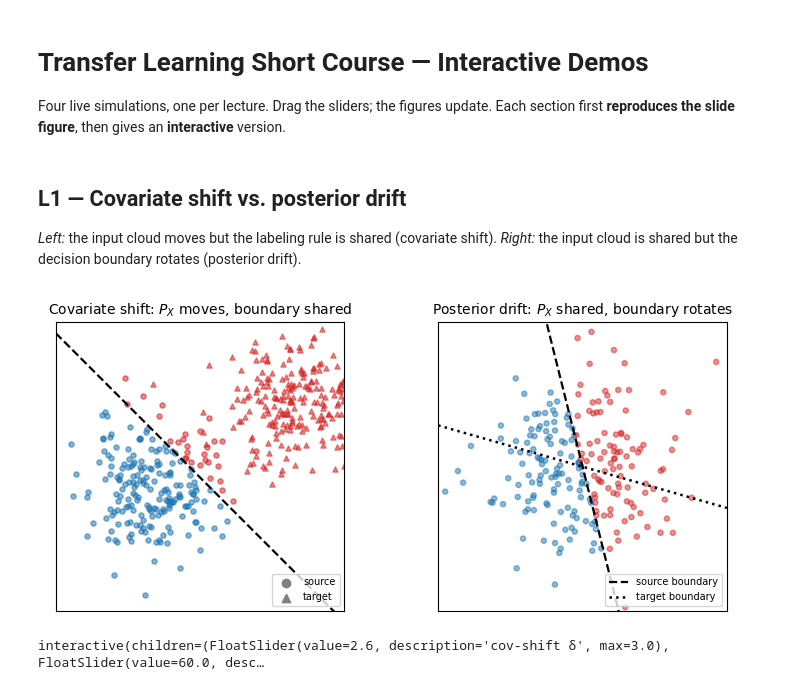
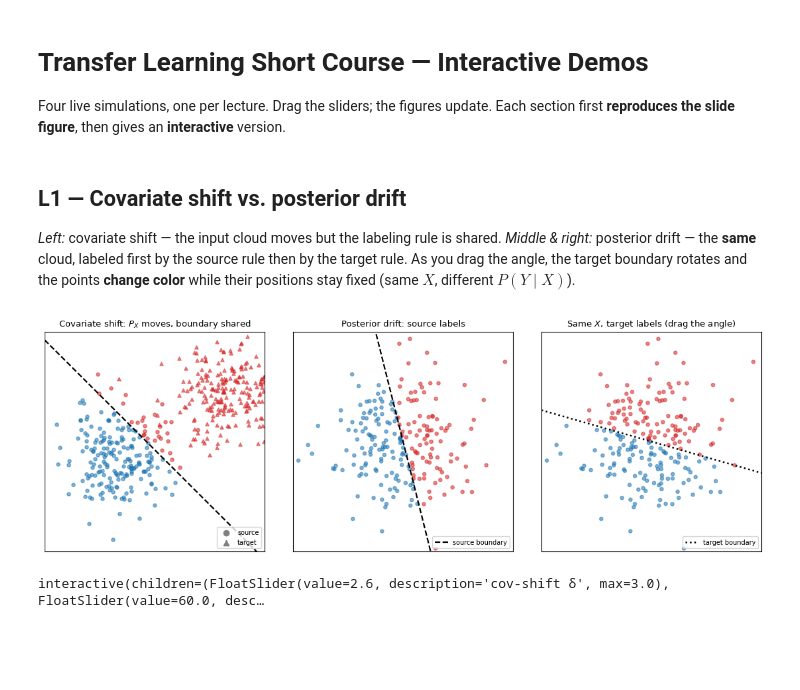
Before and after one commit to yangfengstat/transfer-learning-short-course, a Jupyter notebook: transfer_learning_demos.ipynb, the cells around one changed output. Saved outputs shown, nothing was run; the diff lists cells and outputs as text; code cells hidden in the pictures; blank space fills up the shorter version.

Commit message:
L1: fix posterior-drift figure (same cloud, source vs target labels) in slides + notebook demo

```diff
--- a/transfer_learning_demos.ipynb
+++ b/transfer_learning_demos.ipynb
@@ -10,56 +10,64 @@ from ipywidgets import interact, FloatSlider, IntSlider, Dropdown
 %matplotlib inline
 # %% [markdown]
 ## L1 — Covariate shift vs. posterior drift
-*Left:* the input cloud moves but the labeling rule is shared (covariate shift).
-*Right:* the input cloud is shared but the decision boundary rotates (posterior drift).
+*Left:* covariate shift — the input cloud moves but the labeling rule is shared.
+*Middle & right:* posterior drift — the **same** cloud, labeled first by the source rule
+then by the target rule. As you drag the angle, the target boundary rotates and the points
+**change color** while their positions stay fixed (same $X$, different $P(Y\mid X)$).
 # %%
 def plot_L1(shift=2.6, angle_deg=60.0):
     rng = np.random.default_rng(0)
     n = 220
     BLUE, RED = "#1f77b4", "#d62728"
 
-    fig, (axL, axR) = plt.subplots(1, 2, figsize=(8.0, 3.4))
+    fig, (axL, axM, axR) = plt.subplots(1, 3, figsize=(11.4, 3.7))
     xs = np.linspace(-4, 4, 100)
 
-    # ---- Left: covariate shift -- X-cloud moves, decision boundary shared ----
+    # ---- Panel 1: covariate shift -- X-cloud moves, decision boundary shared ----
     w = np.array([1.0, 1.0]); b = 0.3
-    centers = [((-1.2, -0.6), "o", 0.55), ((shift, shift * 0.7), "^", 0.55)]
-    for center, mk, alpha in centers:
+    for center, mk in [((-1.2, -0.6), "o"), ((shift, shift * 0.7), "^")]:
         X = rng.normal(center, 1.0, size=(n, 2))
         lab = (X @ w + b > 0).astype(int)
-        axL.scatter(X[lab == 0, 0], X[lab == 0, 1], c=BLUE, marker=mk, s=14, alpha=alpha)
-        axL.scatter(X[lab == 1, 0], X[lab == 1, 1], c=RED, marker=mk, s=14, alpha=alpha)
+        axL.scatter(X[lab == 0, 0], X[lab == 0, 1], c=BLUE, marker=mk, s=14, alpha=0.55)
+        axL.scatter(X[lab == 1, 0], X[lab == 1, 1], c=RED, marker=mk, s=14, alpha=0.55)
     axL.plot(xs, -(w[0] * xs + b) / w[1], "k--", lw=1.6)
-    axL.set_title(r"Covariate shift: $P_X$ moves, boundary shared", fontsize=10)
+    axL.set_title(r"Covariate shift: $P_X$ moves, boundary shared", fontsize=9.5)
     axL.scatter([], [], c="gray", marker="o", label="source")
     axL.scatter([], [], c="gray", marker="^", label="target")
     axL.legend(fontsize=7, loc="lower right")
 
-    # ---- Right: posterior drift -- X shared, boundary rotates ----
+    # ---- Panels 2 & 3: posterior drift -- ONE shared cloud, two labelling rules ----
     Xc = rng.normal(0.0, 1.3, size=(n, 2))
-    ws = np.array([1.0, 0.25])
+    ws = np.array([1.0, 0.25])                 # source labelling direction
     theta = np.deg2rad(angle_deg)
     R = np.array([[np.cos(theta), -np.sin(theta)],
                   [np.sin(theta),  np.cos(theta)]])
-    wt = R @ ws
-    labs = (Xc @ ws > 0).astype(int)
-    axR.scatter(Xc[:, 0], Xc[:, 1], c=np.where(labs == 1, RED, BLUE),
-                marker="o", s=14, alpha=0.5)
-    axR.plot(xs, -(ws[0] * xs) / ws[1], "k--", lw=1.6, label="source boundary")
+    wt = R @ ws                                # target direction (rotated)
+    lab_s = (Xc @ ws > 0).astype(int)          # source labels
+    lab_t = (Xc @ wt > 0).astype(int)          # target labels on the SAME points
+
+    axM.scatter(Xc[:, 0], Xc[:, 1], c=np.where(lab_s == 1, RED, BLUE),
+                marker="o", s=14, alpha=0.55)
+    axM.plot(xs, -(ws[0] * xs) / ws[1], "k--", lw=1.6, label="source boundary")
+    axM.set_title(r"Posterior drift: source labels", fontsize=9.5)
+    axM.legend(fontsize=7, loc="lower right")
+
+    axR.scatter(Xc[:, 0], Xc[:, 1], c=np.where(lab_t == 1, RED, BLUE),
+                marker="o", s=14, alpha=0.55)
     axR.plot(xs, -(wt[0] * xs) / wt[1], "k:", lw=1.8, label="target boundary")
-    axR.set_title(r"Posterior drift: $P_X$ shared, boundary rotates", fontsize=10)
+    axR.set_title(r"Same $X$, target labels (drag the angle)", fontsize=9.5)
     axR.legend(fontsize=7, loc="lower right")
 
-    for ax in (axL, axR):
+    for ax in (axL, axM, axR):
         ax.set_xlim(-4, 4); ax.set_ylim(-4, 4)
         ax.set_xticks([]); ax.set_yticks([]); ax.set_aspect("equal")
     fig.tight_layout()
     plt.show()
 
 
 plot_L1(shift=2.6, angle_deg=60.0)
 # %% [output]
-[figure, old version]
+[figure, new version]
 # %%
 interact(plot_L1,
          shift=FloatSlider(min=0.0, max=3.0, step=0.1, value=2.6, description="cov-shift δ"),
```
Also changed, not shown: 1 other file.
